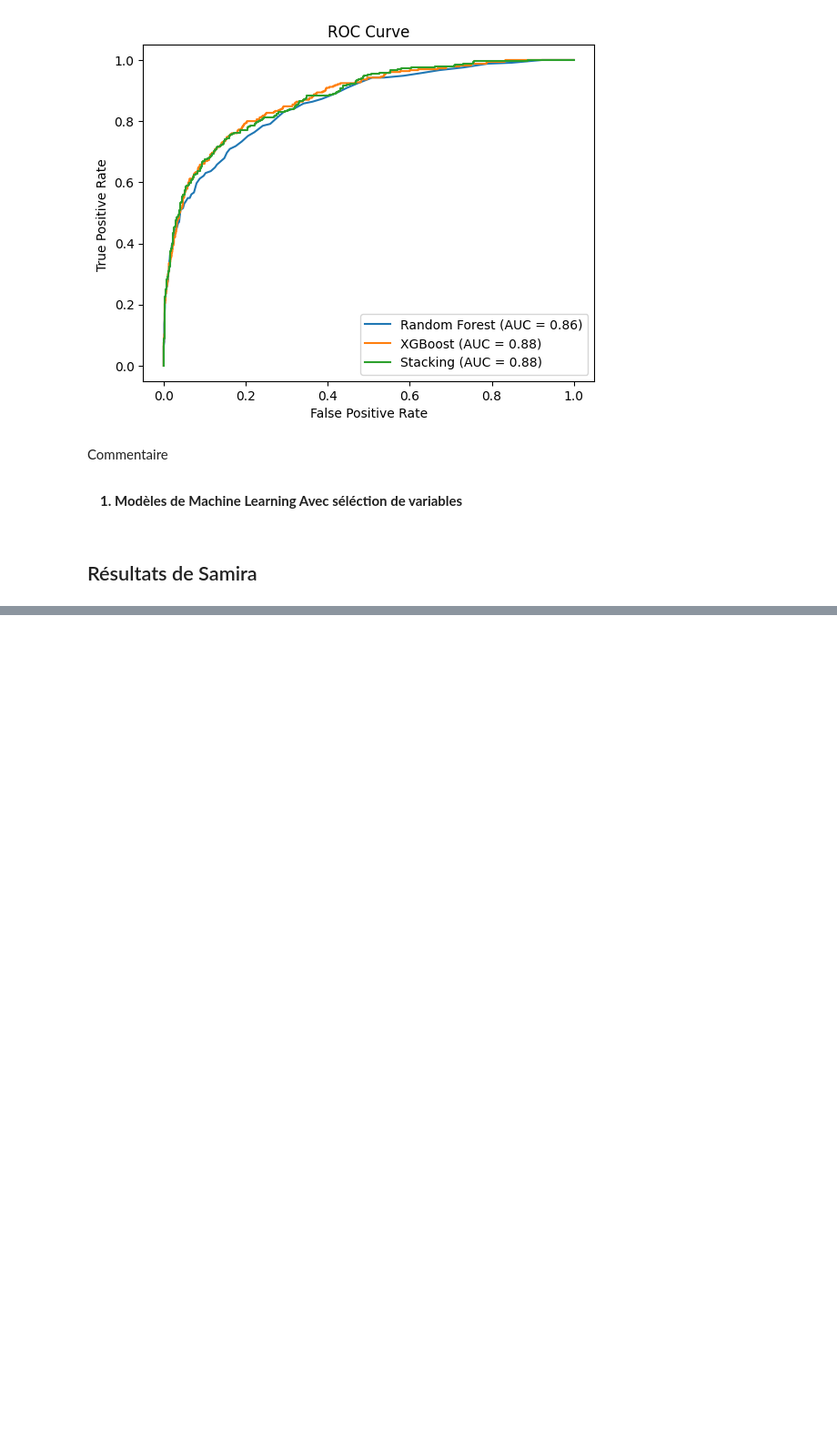
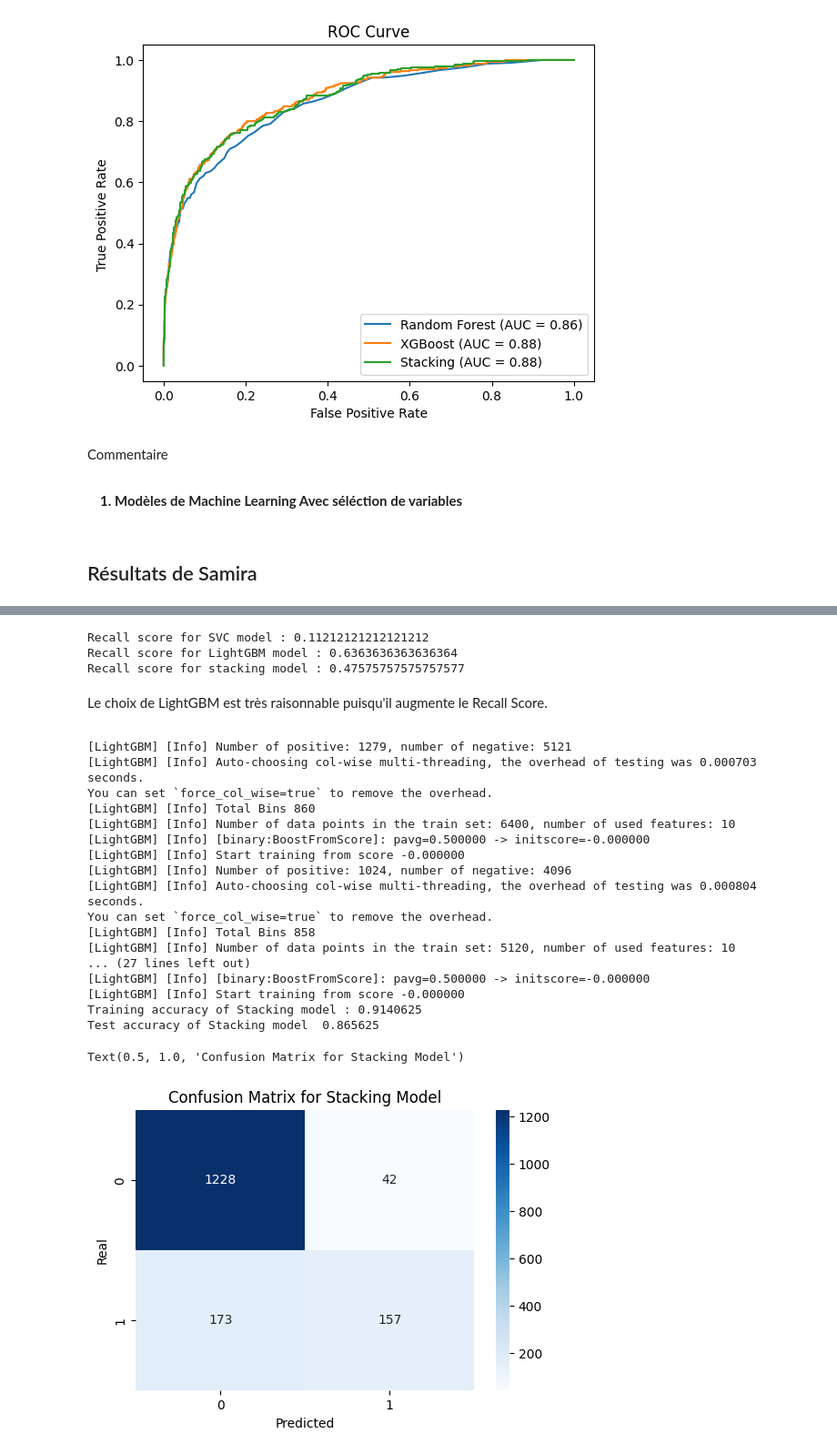
Before and after one commit to Design3Website/MachineLearning_PredictingChurnRate, a Jupyter notebook: MLproject.ipynb, the cells around one changed output, grey strips where cells are left out. Shown at 91% size. Cells and saved outputs as stored; diff of their text form; code cells hidden in the pictures; blank space fills up the shorter version.

```diff
--- a/MLproject.ipynb
+++ b/MLproject.ipynb
@@ -790,0 +847,64 @@ for model, name in zip([ RF, XGB, stack], [ 'Random Forest', 'XGBoost', 'Stackin
+# %%
+y_pred_lgbm = lgbm.predict(X_test)
+y_pred_svc = svc.predict(X_test)
+
+RlGBM = recall_score(y_test, y_pred_lgbm)
+Recall_svc = recall_score(y_test, y_pred_svc)
+Recall_stack = recall_score(y_test, y_pred_stack)
+print('Recall score for SVC model :', Recall_svc)
+print('Recall score for LightGBM model :', RlGBM)
+print('Recall score for stacking model :', Recall_stack)
+# %% [output]
+Recall score for SVC model : 0.11212121212121212
+Recall score for LightGBM model : 0.6363636363636364
+Recall score for stacking model : 0.47575757575757577
+# %% [markdown]
+<div style="font-family: Georgia, 'Times New Roman', serif; font-size:15px; line-height:1.6;">
+  <p> Le choix de LightGBM est très raisonnable puisqu'il augmente le Recall Score. </p>
+</div>
+# %%
+# Stacking Model using the previous models
+
+from sklearn.linear_model import LogisticRegression
+Stack = StackingClassifier(
+    estimators=[('rf', RF), ('xgb', XGB),('LightGBM',lgbm)],
+    final_estimator=LogisticRegression())
+
+stack_lgbm = Stack.fit(X_train, y_train)
+y_pred_train = stack_lgbm.predict(X_train)
+
+acc_train = accuracy_score(y_pred_train, y_train)
+print('Training accuracy of Stacking model :', acc_train)
+
+
+y_pred_stack = stack.predict(X_test)
+acc_test = accuracy_score(y_test, y_pred_stack)
+print('Test accuracy of Stacking model ', acc_test)
+
+cm=confusion_matrix(y_test, y_pred_stack)
+
+plt.figure(figsize=(6,4))
+sns.heatmap(cm, annot=True, fmt='d', cmap='Blues')
+plt.xlabel('Predicted')
+plt.ylabel('Real')
+plt.title('Confusion Matrix for Stacking Model')
+# %% [output]
+[LightGBM] [Info] Number of positive: 1279, number of negative: 5121
+[LightGBM] [Info] Auto-choosing col-wise multi-threading, the overhead of testing was 0.000703 seconds.
+You can set `force_col_wise=true` to remove the overhead.
+[LightGBM] [Info] Total Bins 860
+[LightGBM] [Info] Number of data points in the train set: 6400, number of used features: 10
+[LightGBM] [Info] [binary:BoostFromScore]: pavg=0.500000 -> initscore=-0.000000
+[LightGBM] [Info] Start training from score -0.000000
+[LightGBM] [Info] Number of positive: 1024, number of negative: 4096
+[LightGBM] [Info] Auto-choosing col-wise multi-threading, the overhead of testing was 0.000804 seconds.
+You can set `force_col_wise=true` to remove the overhead.
+[LightGBM] [Info] Total Bins 858
+[LightGBM] [Info] Number of data points in the train set: 5120, number of used features: 10
+... (27 lines left out)
+[LightGBM] [Info] [binary:BoostFromScore]: pavg=0.500000 -> initscore=-0.000000
+[LightGBM] [Info] Start training from score -0.000000
+Training accuracy of Stacking model : 0.9140625
+Test accuracy of Stacking model  0.865625
+Text(0.5, 1.0, 'Confusion Matrix for Stacking Model')
+[figure, added]
```
Also changed, not shown: parts of 6 cells of this notebook.
